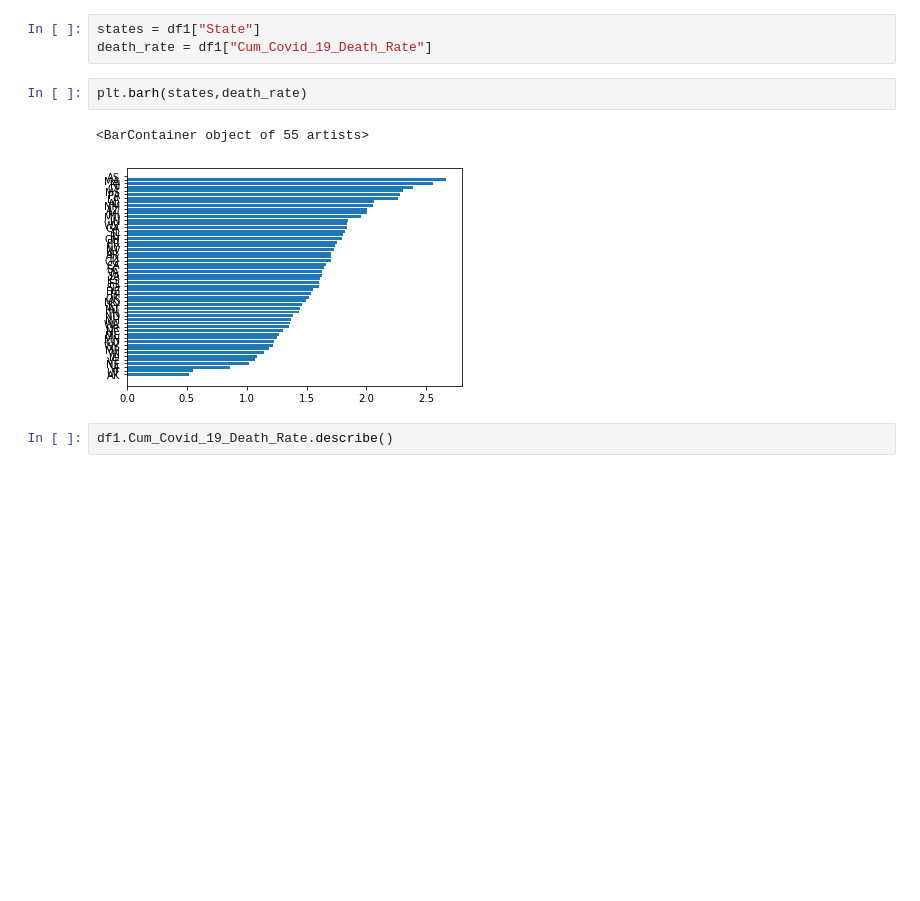
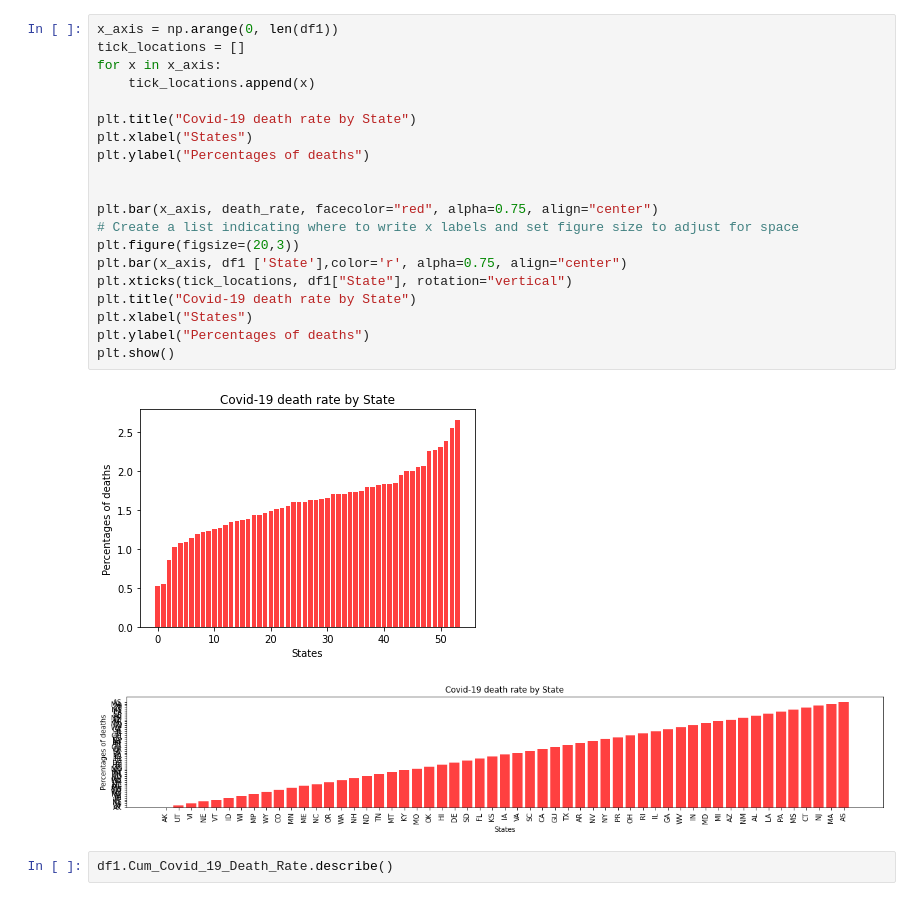
Before and after one commit to jenniecinelli/project_one, a Jupyter notebook: Folder3/DataFrame1.ipynb, the cells around one changed output. Saved outputs shown, nothing was run; the diff lists cells and outputs as text; blank space fills up the shorter version.

```diff
--- a/Folder3/DataFrame1.ipynb
+++ b/Folder3/DataFrame1.ipynb
@@ -13,11 +44,26 @@ df1.drop([0,1,2,3,4,60,62,56],inplace=True)
-# %%
-states = df1["State"]
-death_rate = df1["Cum_Covid_19_Death_Rate"]
-# %%
-plt.barh(states,death_rate)
-# %% [output]
-<BarContainer object of 55 artists>
-[figure, removed]
+# %%
+x_axis = np.arange(0, len(df1))
+tick_locations = []
+for x in x_axis:
+    tick_locations.append(x)
+
+plt.title("Covid-19 death rate by State")
+plt.xlabel("States")
+plt.ylabel("Percentages of deaths")
+
+
+plt.bar(x_axis, death_rate, facecolor="red", alpha=0.75, align="center")
+# Create a list indicating where to write x labels and set figure size to adjust for space
+plt.figure(figsize=(20,3))
+plt.bar(x_axis, df1 ['State'],color='r', alpha=0.75, align="center")
+plt.xticks(tick_locations, df1["State"], rotation="vertical")
+plt.title("Covid-19 death rate by State")
+plt.xlabel("States")
+plt.ylabel("Percentages of deaths")
+plt.show()
+# %% [output]
+[figure, added]
+[figure, added]
 # %%
 df1.Cum_Covid_19_Death_Rate.describe()
 # %% [output]
```
Also changed, not shown: parts of 4 cells of this notebook, 2 other files.
